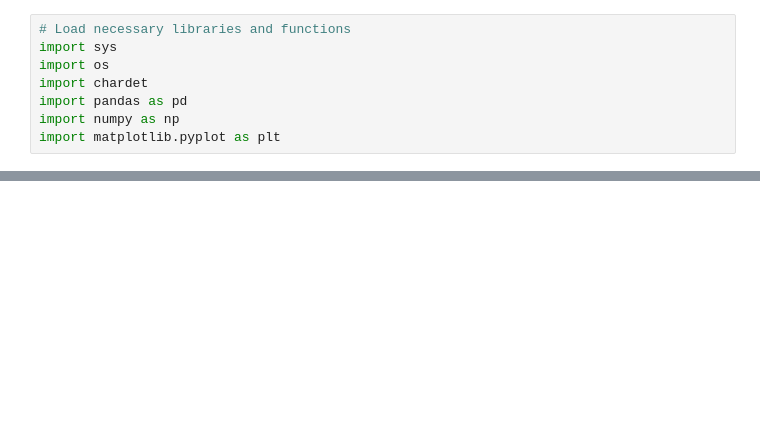
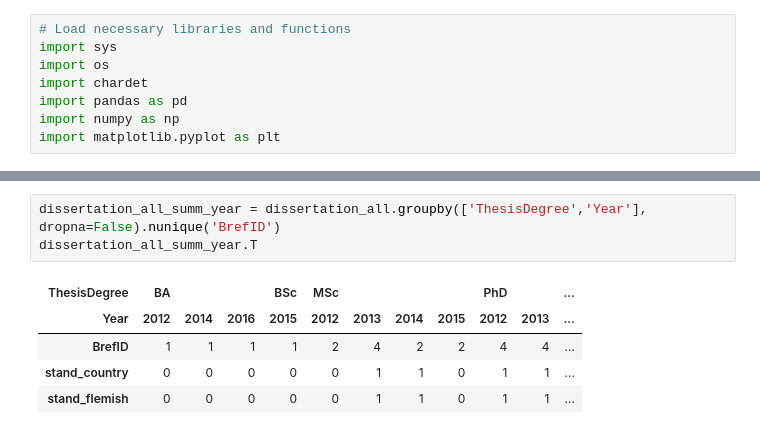
Before and after one commit to lifewatch/user-analysis, a Jupyter notebook: notebooks/Publication Types.ipynb, the cells around one changed output, grey strips where cells are left out. Cells and saved outputs as stored; diff of their text form; blank space fills up the shorter version.

```diff
--- a/notebooks/Publication Types.ipynb
+++ b/notebooks/Publication Types.ipynb
@@ -35,0 +64,9 @@ Index(['Unnamed: 0', 'BrefID', 'Year', 'BibLvlCode', 'StandardTitle',
+# %%
+dissertation_all_summ_year = dissertation_all.groupby(['ThesisDegree','Year'], dropna=False).nunique('BrefID')
+dissertation_all_summ_year.T
+# %% [output]
+| ThesisDegree | BA |  |  | BSc | MSc |  |  |  | PhD |  | ... |
+| Year | 2012 | 2014 | 2016 | 2015 | 2012 | 2013 | 2014 | 2015 | 2012 | 2013 | ... |
+| BrefID | 1 | 1 | 1 | 1 | 2 | 4 | 2 | 2 | 4 | 4 | ... |
+| stand_country | 0 | 0 | 0 | 0 | 0 | 1 | 1 | 0 | 1 | 1 | ... |
+| stand_flemish | 0 | 0 | 0 | 0 | 0 | 1 | 1 | 0 | 1 | 1 | ... |
```
Also changed, not shown: parts of 19 cells of this notebook, 3 other files.
